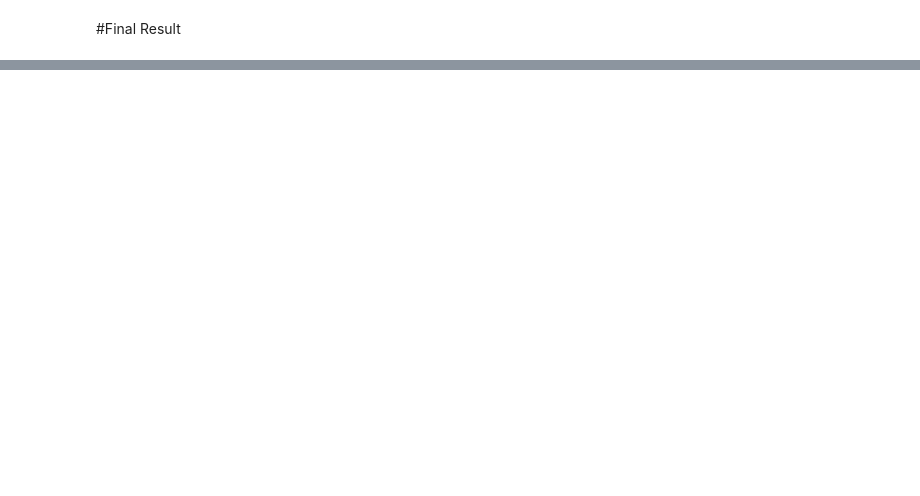
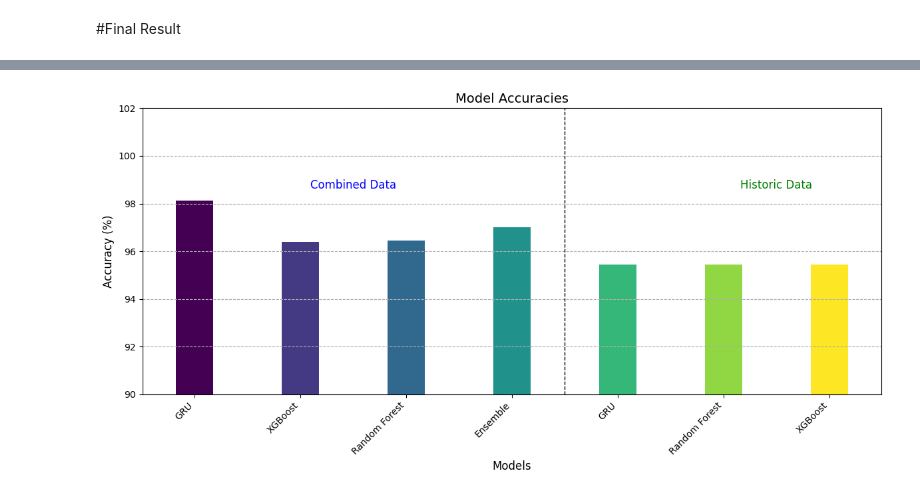
Before and after one commit to meghana1827/Sentimental-Analysis-For-Stock-Prediction, a Jupyter notebook: 22027065(Stock_Price_Prediction).ipynb, the cells around one changed output, grey strips where cells are left out. Drawn from its saved outputs; the diff is of its cells as text; code cells hidden in the pictures; blank space fills up the shorter version.

```diff
--- a/22027065(Stock_Price_Prediction).ipynb
+++ b/22027065(Stock_Price_Prediction).ipynb
@@ -1239,0 +1202,74 @@ plt.show()
+# %%
+import numpy as np
+import matplotlib.pyplot as plt
+
+# Data from the OCR output
+data = {
+    'model_accuracies': model_accuracies,
+    'models_metrics': models_metrics
+}
+
+# Extract accuracies from model_accuracies
+model_names = list(data['model_accuracies'].keys())
+model_accuracies = list(data['model_accuracies'].values())
+
+# Extract accuracy from models_metrics
+metric_model_names = []
+metric_accuracies = []
+
+for model_name, metrics in data['models_metrics'].items():
+    metric_model_names.append(model_name)
+    metric_accuracies.append(metrics['Accuracy'])
+
+# Combine model names and accuracy lists
+all_model_names = model_names + metric_model_names
+all_accuracies = model_accuracies + metric_accuracies
+
+# Categorize models into combined and historic
+combined_model_names = all_model_names[:4]  # First four models (combined data)
+combined_model_accuracies = all_accuracies[:4]
+
+historic_model_names = all_model_names[4:]  # Last three models (historic data)
+historic_model_accuracies = all_accuracies[4:]
+
+# Create final lists for plotting
+final_model_names = combined_model_names + historic_model_names
+final_accuracies = combined_model_accuracies + historic_model_accuracies
+
+# Create a color palette for better visualization (use existing colors)
+colors = plt.cm.viridis(np.linspace(0, 1, len(final_model_names)))
+
+# Create bar plot for all accuracies
+plt.figure(figsize=(12, 6))
+
+# Define the width of each bar
+bar_width = 0.35
+
+# Create an array of indices for x-axis positions
+x_indices = np.arange(len(final_model_names))
+
+# Create bars for each group
+plt.bar(x_indices, final_accuracies, color=colors, width=bar_width, label='Accuracy')
+
+# Set the x-ticks and labels with adjusted position
+plt.xticks(x_indices, final_model_names, rotation=45, ha="right", fontsize=10)
+
+# Add dotted lines to separate sections
+plt.axvline(x=3.5, color='black', linestyle='--', linewidth=1)  # Partition after combined data
+
+# Add labels for "Combined Data" and "Historic Data"
+plt.text(1.5, max(final_accuracies) + 0.5, 'Combined Data', fontsize=12, ha='center', color='blue')
+plt.text(5.5, max(final_accuracies) + 0.5, 'Historic Data', fontsize=12, ha='center', color='green')
+
+# Add labels and grid
+plt.xlabel('Models', fontsize=12)
+plt.ylabel('Accuracy (%)', fontsize=12)
+plt.title('Model Accuracies', fontsize=14)
+plt.ylim(90, 100 + 2)  # Adjust y-axis limits for better visualization
+plt.grid(axis='y', linestyle='--')  # Add a grid for better readability
+plt.tight_layout()  # Adjust layout to prevent labels from overlapping
+
+# Show the plot
+plt.show()
+# %% [output]
+[figure, added]
```
Also changed, not shown: parts of 23 cells of this notebook.
